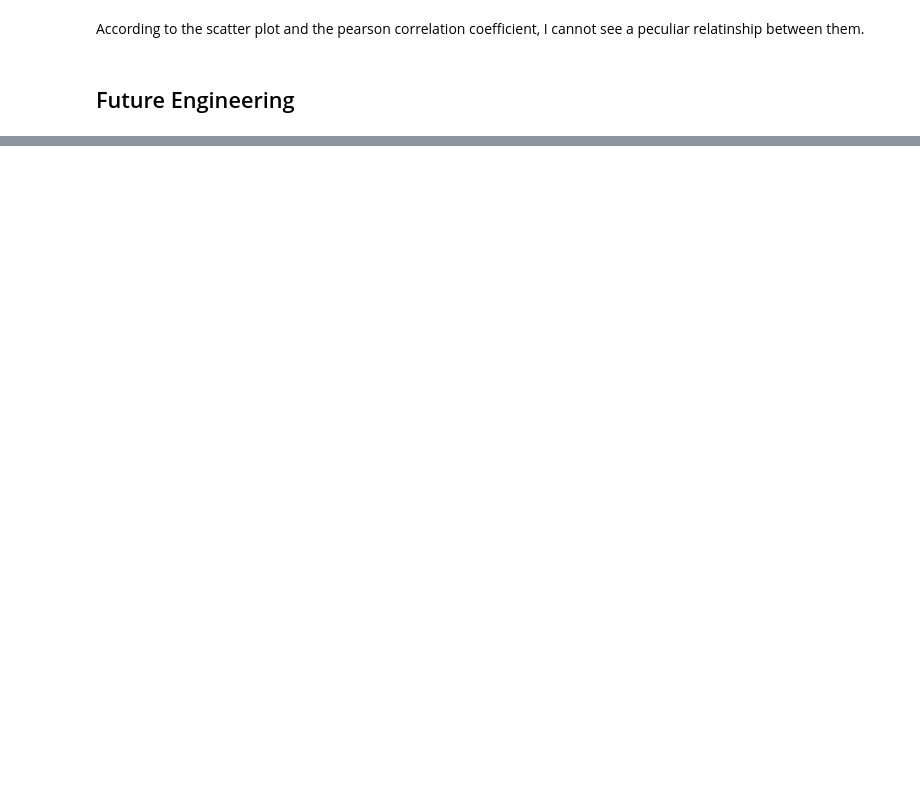
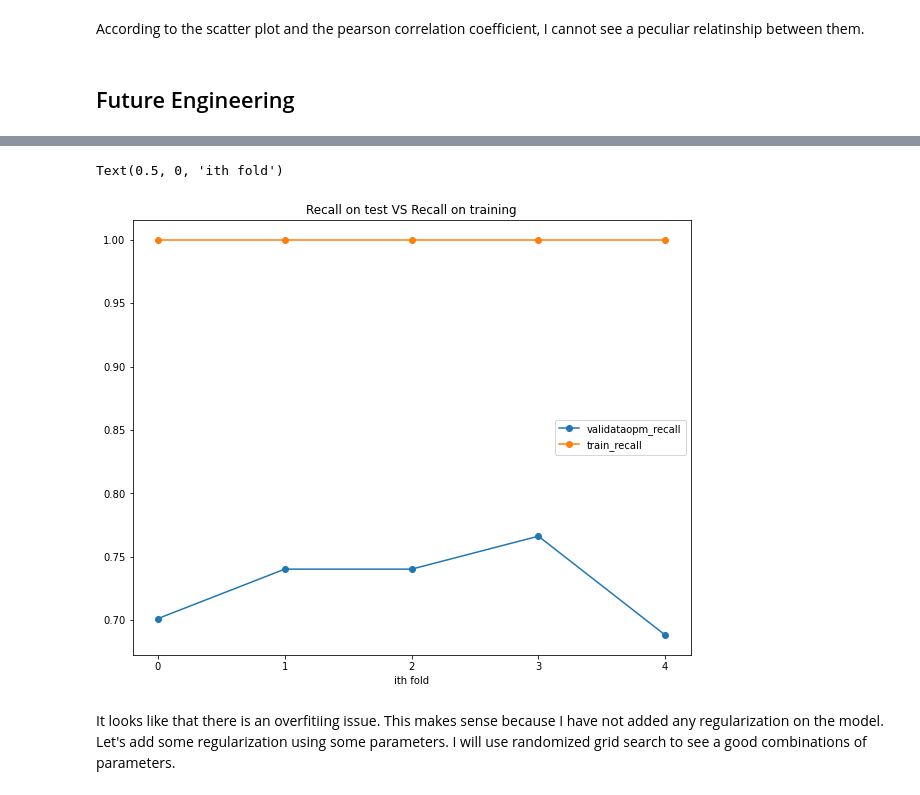
Before and after one commit to kodaigit/credit_card_fraud_detection, a Jupyter notebook: credit_card_fraud.ipynb, the cells around one changed output, grey strips where cells are left out. Cells and saved outputs as stored; diff of their text form; code cells hidden in the pictures; blank space fills up the shorter version.

```diff
--- a/credit_card_fraud.ipynb
+++ b/credit_card_fraud.ipynb
@@ -645,0 +937,3 @@ Based on findings, I will create several new features. There are three features
+# %%
+rf_default = RandomForestClassifier(class_weight={1:class_weight[1],0:class_weight[0]},random_state=42)
+cv_rf_default = cross_validate(rf_default,lasso_candidate,target_train,scoring=dic_scores,cv=5)
@@ -645,0 +959,3 @@ Based on findings, I will create several new features. There are three features
+# %%
+rf_500 = RandomForestClassifier(n_estimators=500,class_weight={1:class_weight[1],0:class_weight[0]},random_state=42)
+cv_rf_500 = cross_validate(rf_default,lasso_candidate,target_train,scoring=dic_scores,cv=5,return_train_score=True)
@@ -645,0 +978,12 @@ Based on findings, I will create several new features. There are three features
+# %%
+#plot only recall
+plt.figure(figsize=(10,8))
+plt.plot(cv_rf_500['test_recall'],'o-',label='validataopm_recall')
+plt.plot(cv_rf_500['train_recall'],'o-',label='train_recall')
+plt.xticks(range(0,5))
+plt.title('Recall on test VS Recall on training')
+plt.legend();
+plt.xlabel('ith fold')
+# %% [output]
+Text(0.5, 0, 'ith fold')
+[figure, added]
@@ -645,0 +1000,2 @@ Based on findings, I will create several new features. There are three features
+# %% [markdown]
+It looks like that there is an overfitiing issue. This makes sense because I have not added any regularization on the model. Let's add some regularization using some parameters. I will use randomized grid search to see a good combinations of parameters.
```
Also changed, not shown: parts of 115 cells of this notebook.
